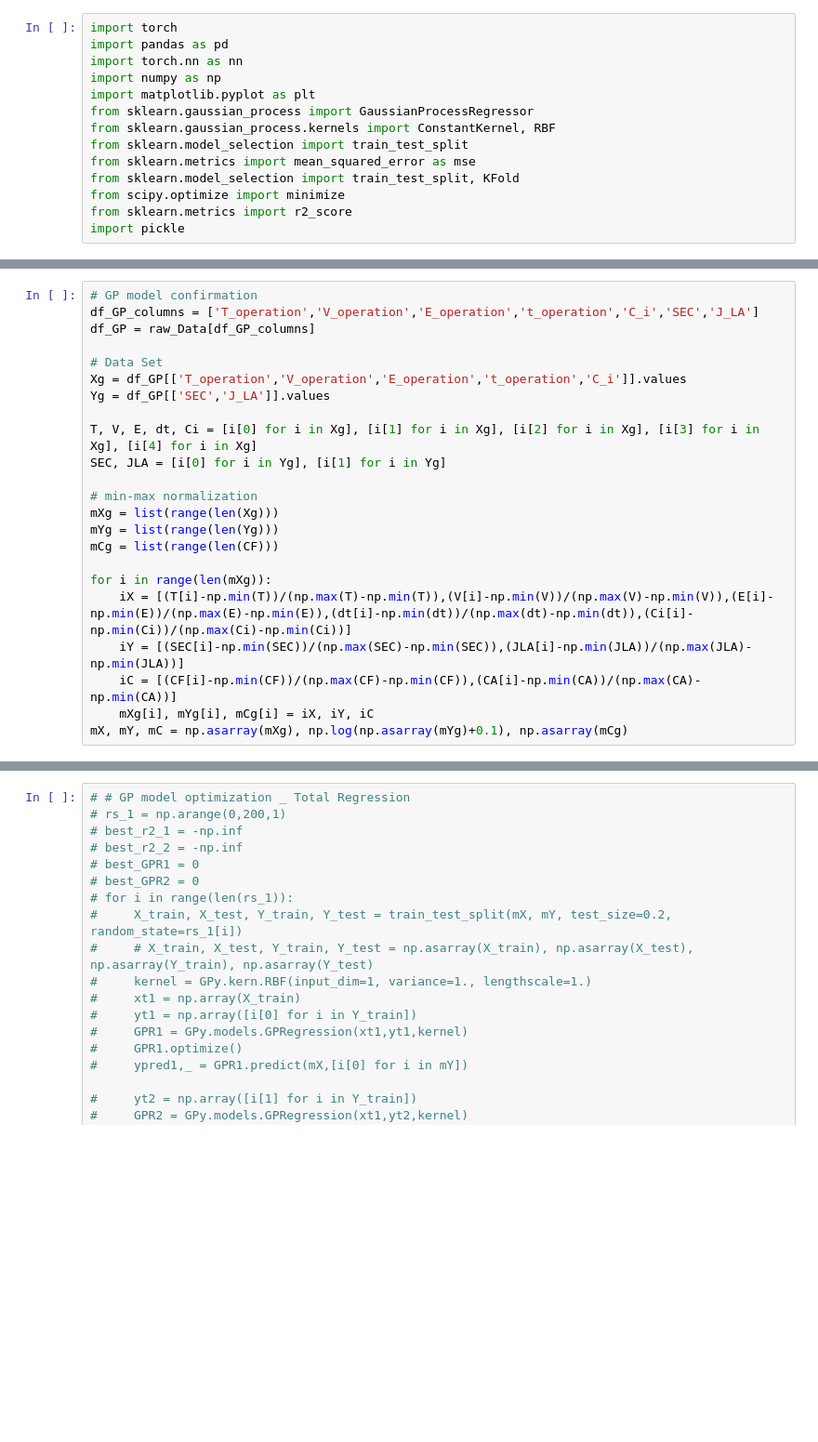
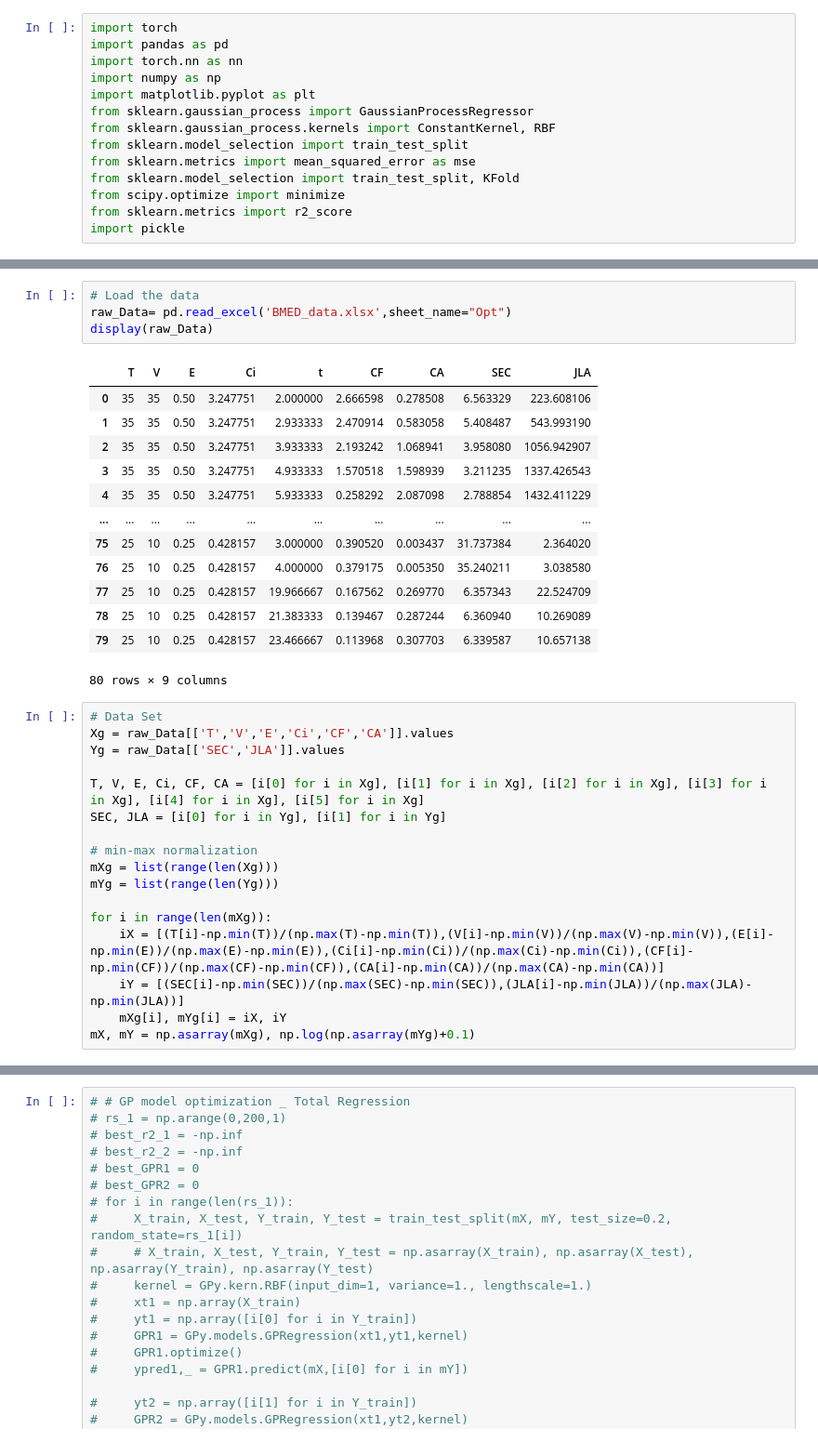
Before and after one commit to 100sjun/repos_python, a Jupyter notebook: Project/BMED/Gaussian Process Model.ipynb, the cells around one changed output, grey strips where cells are left out. Shown at 93% size. Drawn from its saved outputs; the diff is of its cells as text; blank space fills up the shorter version.

Commit message:
GPR surrogate model update

```diff
--- a/Project/BMED/Gaussian Process Model.ipynb
+++ b/Project/BMED/Gaussian Process Model.ipynb
@@ -69,24 +15,36 @@ plt.show()
+# %%
+# Load the data
+raw_Data= pd.read_excel('BMED_data.xlsx',sheet_name="Opt")
+display(raw_Data)
+# %% [output]
+|  | T | V | E | Ci | t | CF | CA | SEC | JLA |
+| 0 | 35 | 35 | 0.50 | 3.247751 | 2.000000 | 2.666598 | 0.278508 | 6.563329 | 223.608106 |
+| 1 | 35 | 35 | 0.50 | 3.247751 | 2.933333 | 2.470914 | 0.583058 | 5.408487 | 543.993190 |
+| 2 | 35 | 35 | 0.50 | 3.247751 | 3.933333 | 2.193242 | 1.068941 | 3.958080 | 1056.942907 |
+| 3 | 35 | 35 | 0.50 | 3.247751 | 4.933333 | 1.570518 | 1.598939 | 3.211235 | 1337.426543 |
+| 4 | 35 | 35 | 0.50 | 3.247751 | 5.933333 | 0.258292 | 2.087098 | 2.788854 | 1432.411229 |
+| ... | ... | ... | ... | ... | ... | ... | ... | ... | ... |
+| 75 | 25 | 10 | 0.25 | 0.428157 | 3.000000 | 0.390520 | 0.003437 | 31.737384 | 2.364020 |
+| 76 | 25 | 10 | 0.25 | 0.428157 | 4.000000 | 0.379175 | 0.005350 | 35.240211 | 3.038580 |
+| 77 | 25 | 10 | 0.25 | 0.428157 | 19.966667 | 0.167562 | 0.269770 | 6.357343 | 22.524709 |
+| 78 | 25 | 10 | 0.25 | 0.428157 | 21.383333 | 0.139467 | 0.287244 | 6.360940 | 10.269089 |
+| 79 | 25 | 10 | 0.25 | 0.428157 | 23.466667 | 0.113968 | 0.307703 | 6.339587 | 10.657138 |
+80 rows × 9 columns
 # %%
-# GP model confirmation
-df_GP_columns = ['T_operation','V_operation','E_operation','t_operation','C_i','SEC','J_LA']
-df_GP = raw_Data[df_GP_columns]
+# Data Set
+Xg = raw_Data[['T','V','E','Ci','CF','CA']].values
+Yg = raw_Data[['SEC','JLA']].values
 
-# Data Set
-Xg = df_GP[['T_operation','V_operation','E_operation','t_operation','C_i']].values
-Yg = df_GP[['SEC','J_LA']].values
-
-T, V, E, dt, Ci = [i[0] for i in Xg], [i[1] for i in Xg], [i[2] for i in Xg], [i[3] for i in Xg], [i[4] for i in Xg]
+T, V, E, Ci, CF, CA = [i[0] for i in Xg], [i[1] for i in Xg], [i[2] for i in Xg], [i[3] for i in Xg], [i[4] for i in Xg], [i[5] for i in Xg]
 SEC, JLA = [i[0] for i in Yg], [i[1] for i in Yg]
 
 # min-max normalization
 mXg = list(range(len(Xg)))
 mYg = list(range(len(Yg)))
-mCg = list(range(len(CF)))
 
 for i in range(len(mXg)):
-    iX = [(T[i]-np.min(T))/(np.max(T)-np.min(T)),(V[i]-np.min(V))/(np.max(V)-np.min(V)),(E[i]-np.min(E))/(np.max(E)-np.min(E)),(dt[i]-np.min(dt))/(np.max(dt)-np.min(dt)),(Ci[i]-np.min(Ci))/(np.max(Ci)-np.min(Ci))]
+    iX = [(T[i]-np.min(T))/(np.max(T)-np.min(T)),(V[i]-np.min(V))/(np.max(V)-np.min(V)),(E[i]-np.min(E))/(np.max(E)-np.min(E)),(Ci[i]-np.min(Ci))/(np.max(Ci)-np.min(Ci)),(CF[i]-np.min(CF))/(np.max(CF)-np.min(CF)),(CA[i]-np.min(CA))/(np.max(CA)-np.min(CA))]
     iY = [(SEC[i]-np.min(SEC))/(np.max(SEC)-np.min(SEC)),(JLA[i]-np.min(JLA))/(np.max(JLA)-np.min(JLA))]
-    iC = [(CF[i]-np.min(CF))/(np.max(CF)-np.min(CF)),(CA[i]-np.min(CA))/(np.max(CA)-np.min(CA))]
-    mXg[i], mYg[i], mCg[i] = iX, iY, iC
-mX, mY, mC = np.asarray(mXg), np.log(np.asarray(mYg)+0.1), np.asarray(mCg)
+    mXg[i], mYg[i] = iX, iY
+mX, mY = np.asarray(mXg), np.log(np.asarray(mYg)+0.1)
 # %%
```
Also changed, not shown: parts of 8 cells of this notebook, 2 other files.
